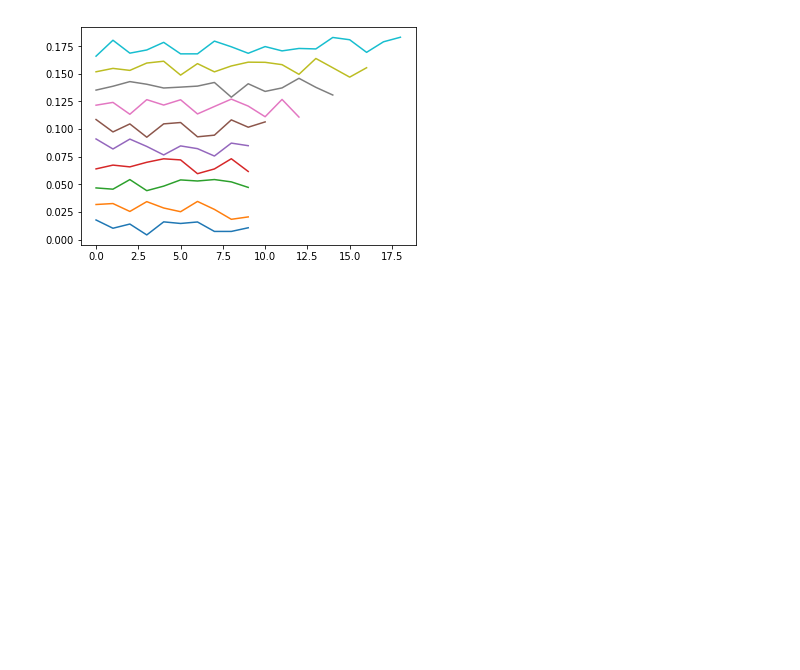
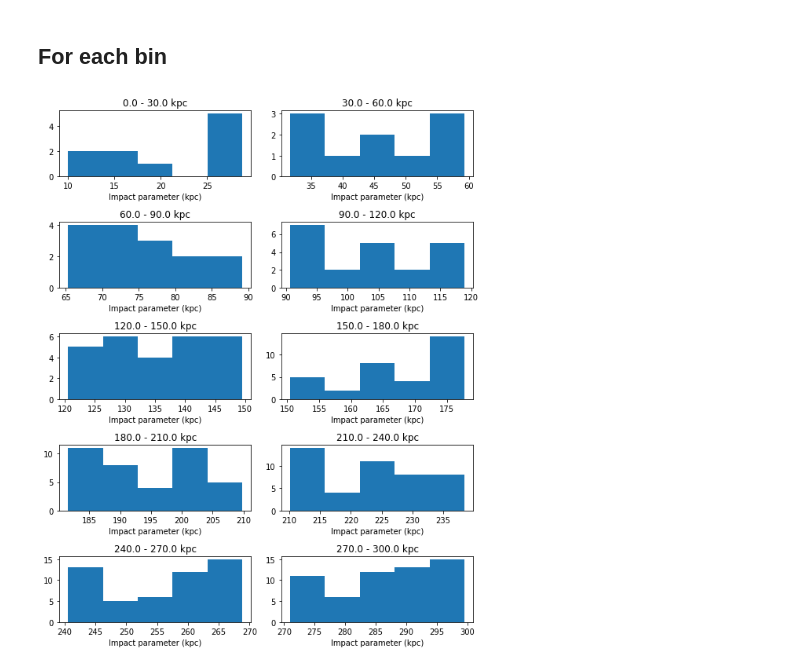
Before and after one commit to biboyd/SALSA, a Jupyter notebook: playground.ipynb, the cells around one changed output. Saved outputs shown, nothing was run; the diff lists cells and outputs as text; code cells hidden in the pictures; blank space fills up the shorter version.

```diff
--- a/playground.ipynb
+++ b/playground.ipynb
@@ -52,5 +55,25 @@ Text(0.5,0,'impact param in kpc')
-# %%
-for ip in binned:
-    plt.plot(ip)
-# %% [output]
-[figure, removed]
+# %% [markdown]
+## For each bin
+# %%
+#convert binned to kpc
+kpc_bin=[]
+for i in range(len(binned)):
+    kpc_bin.append([])
+    for j in range(len(binned[i])):
+        kpc_bin[i].append(binned[i][j].in_units('kpc'))
+# %%
+#plot histogram for each
+num_bins = len(kpc_bin)
+fig=plt.figure(1, figsize=(8, 10))
+
+rows = int(num_bins/2)
+cols = 2
+for i in range(num_bins):
+
+    fig.add_subplot(rows, cols, i+1)
+    plt.hist(kpc_bin[i], bins=5)
+    plt.title("{} - {} kpc".format(in_out_rad[i, 0], in_out_rad[i, 1]))
+    plt.xlabel("Impact parameter (kpc)")
+fig.tight_layout()
+# %% [output]
+[figure, added]
```
Also changed, not shown: parts of 11 cells of this notebook, 1 other file.
